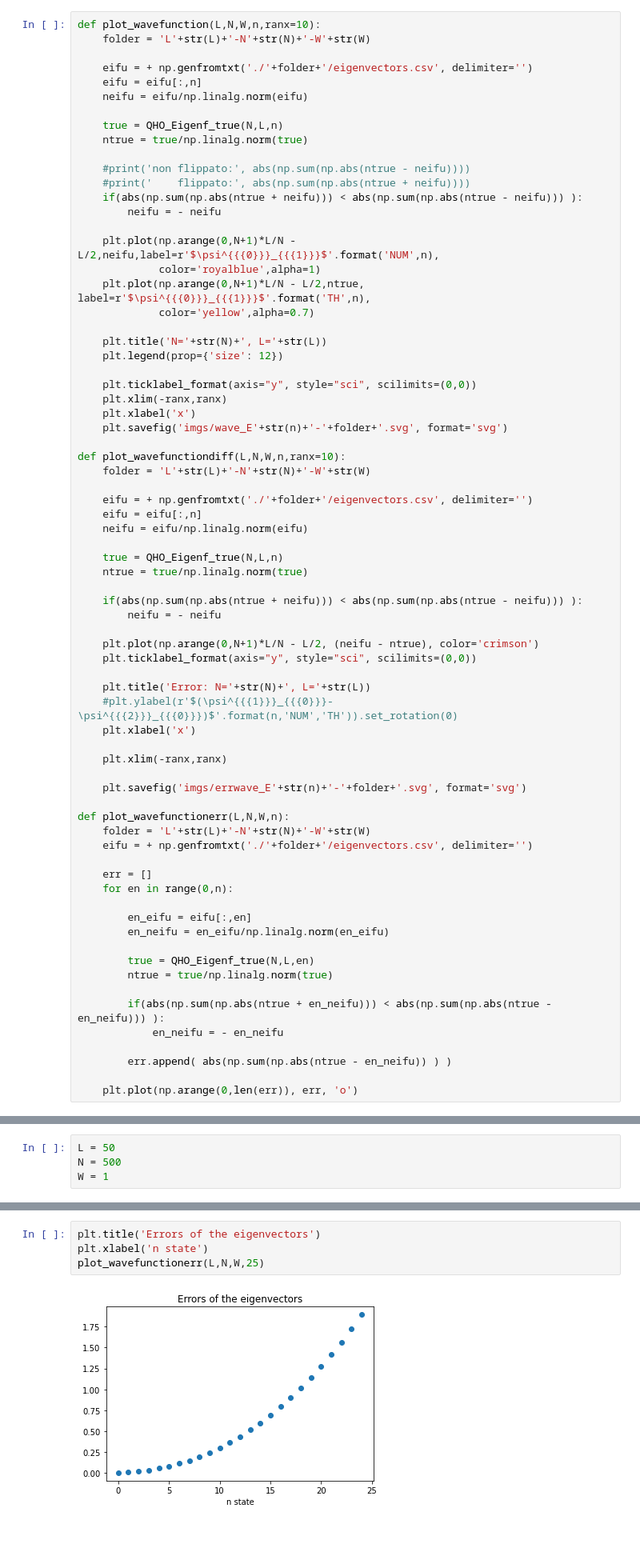
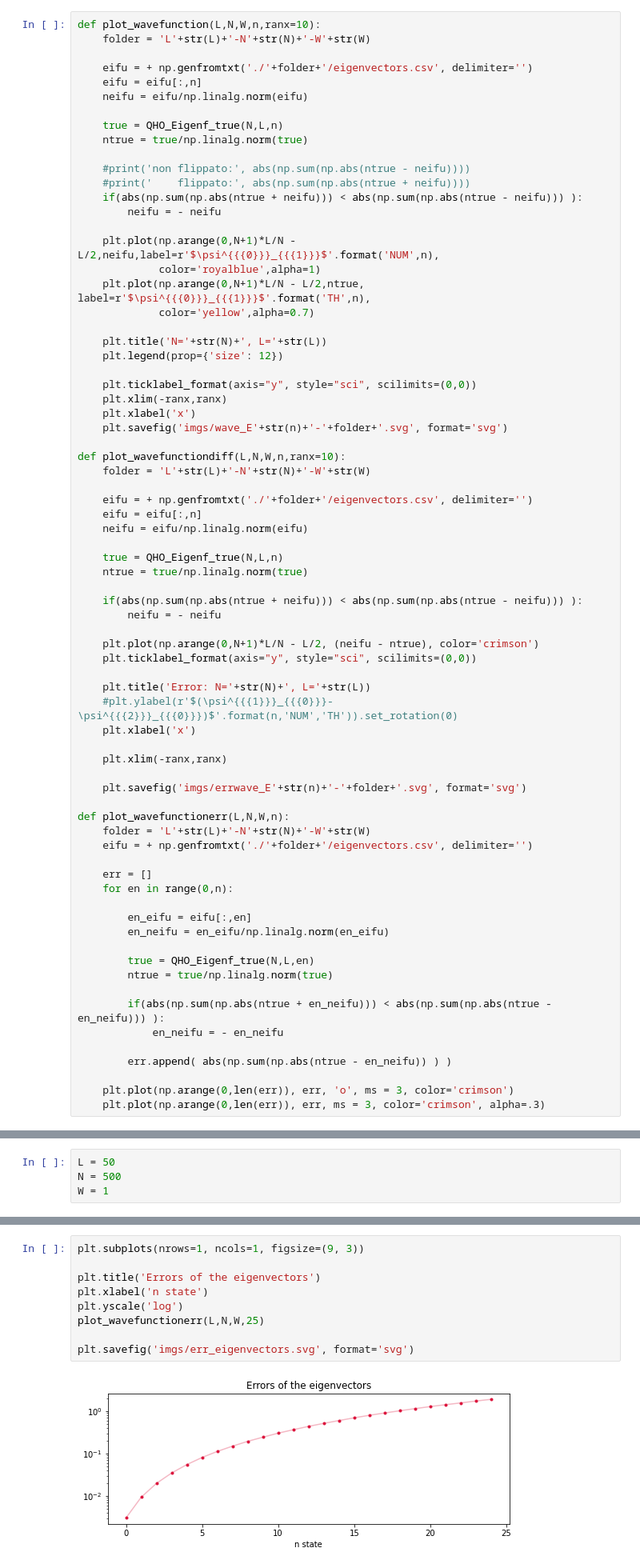
Before and after one commit to SaverioMonaco/QuantumComputingUniPD, a Jupyter notebook: 4/time_ind_schroed_eq/data_analysis.ipynb, the cells around one changed output, grey strips where cells are left out. Shown: that part at 80% size. Drawn from its saved outputs; the diff is of its cells as text; blank space fills up the shorter version.

Commit message:
readme and plots for 4

```diff
--- a/4/time_ind_schroed_eq/data_analysis.ipynb
+++ b/4/time_ind_schroed_eq/data_analysis.ipynb
@@ -145,7 +145,8 @@ def plot_wavefunctionerr(L,N,W,n):
 
         err.append( abs(np.sum(np.abs(ntrue - en_neifu)) ) )
 
-    plt.plot(np.arange(0,len(err)), err, 'o')
+    plt.plot(np.arange(0,len(err)), err, 'o', ms = 3, color='crimson')
+    plt.plot(np.arange(0,len(err)), err, ms = 3, color='crimson', alpha=.3)
 # %% [markdown]
 # Compiling
 # %%
@@ -233,8 +234,13 @@ plot_wavefunction(L,N,W,25)
 # %% [output]
 [figure]
 # %%
+plt.subplots(nrows=1, ncols=1, figsize=(9, 3))
+
 plt.title('Errors of the eigenvectors')
 plt.xlabel('n state')
+plt.yscale('log')
 plot_wavefunctionerr(L,N,W,25)
+
+plt.savefig('imgs/err_eigenvectors.svg', format='svg')
 # %% [output]
-[figure, old version]
+[figure, new version]
```
Also changed, not shown: 9 other files.
